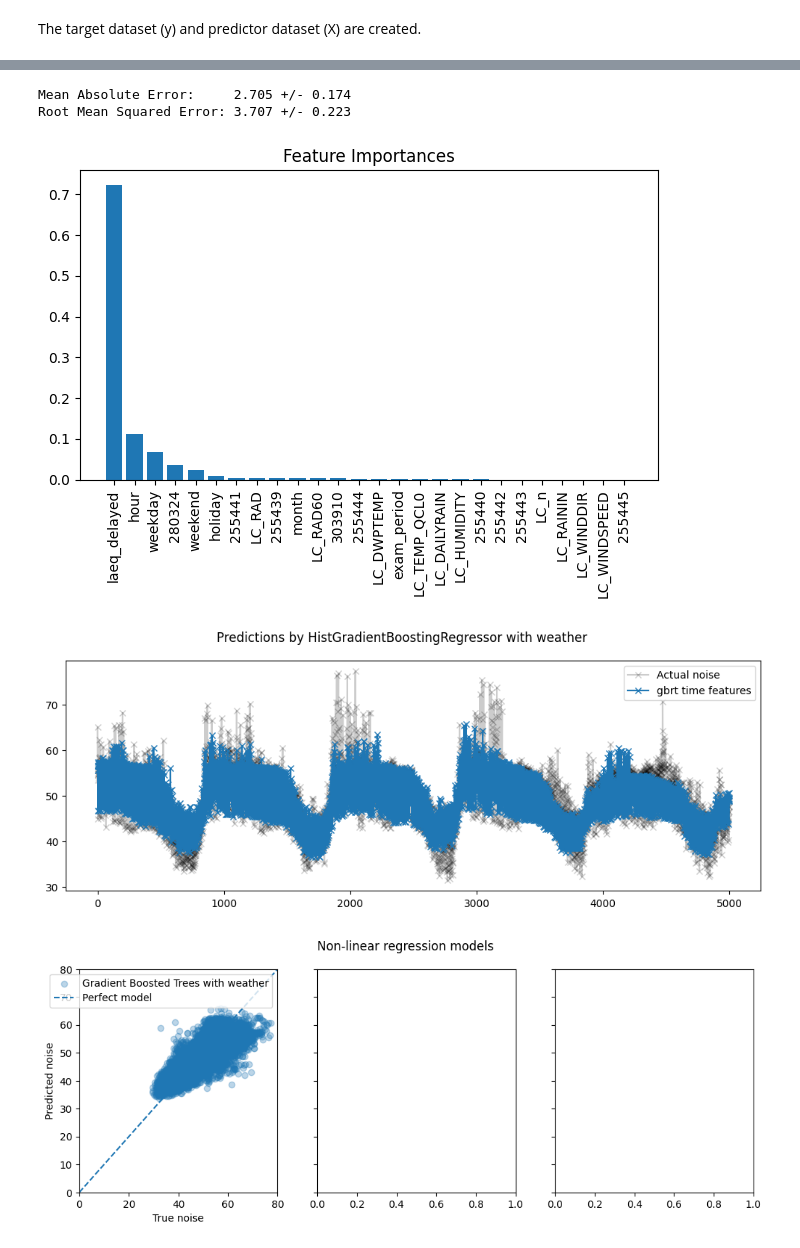
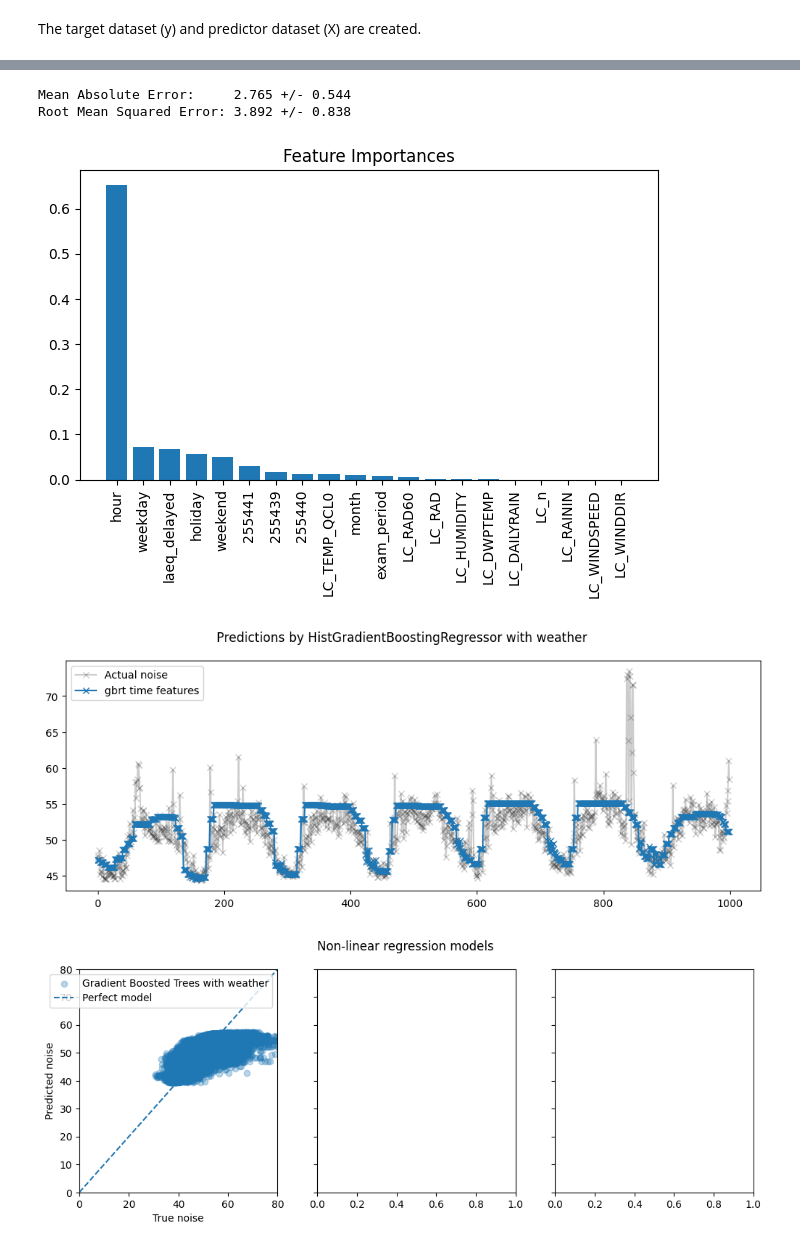
Before and after one commit to IvanaOsredek/ModernDataAnalyticsProject, a Jupyter notebook: MDA_GBRT_delayednoise.ipynb, the cells around one changed output, grey strips where cells are left out. Drawn from its saved outputs; the diff is of its cells as text; code cells hidden in the pictures.

Commit message:
3 locations, 6 hour-delay for realtime variables

```diff
--- a/MDA_GBRT_delayednoise.ipynb
+++ b/MDA_GBRT_delayednoise.ipynb
@@ -32,14 +45,14 @@ df['key'] = df['object_id'].astype('str') + df['result_timestamp']
 df['result_timestamp'] = pd.to_datetime(df['result_timestamp'],format='%Y-%m-%d %H:%M:%S')
 # %%
 df_noisedelay = df[['object_id','result_timestamp','laeq']]
-df_noisedelay['result_timestamp'] = df_noisedelay['result_timestamp']+pd.DateOffset(days=1)
+df_noisedelay['result_timestamp'] = df_noisedelay['result_timestamp']+pd.DateOffset(hours=6)
 df_noisedelay['laeq_delayed'] = df_noisedelay['laeq']
 df_noisedelay['key'] = df_noisedelay['object_id'].astype('str') + df_noisedelay['result_timestamp'].astype('str')
 df_noisedelay = df_noisedelay.drop(['laeq','object_id','result_timestamp'], axis=1)
 
 df_weatherdelay = df[['object_id','result_timestamp','LC_HUMIDITY','LC_DWPTEMP','LC_n','LC_RAD','LC_RAININ',
                    'LC_DAILYRAIN','LC_WINDDIR','LC_WINDSPEED','LC_RAD60','LC_TEMP_QCL0']]
-df_weatherdelay['result_timestamp'] = df_weatherdelay['result_timestamp']+pd.DateOffset(days=1)
+df_weatherdelay['result_timestamp'] = df_weatherdelay['result_timestamp']+pd.DateOffset(hours=6)
 df_weatherdelay['key'] = df_weatherdelay['object_id'].astype('str') + df_weatherdelay['result_timestamp'].astype('str')
 df_weatherdelay = df_weatherdelay.drop(['object_id','result_timestamp'], axis=1)
 df = df.drop(['LC_HUMIDITY','LC_DWPTEMP','LC_n','LC_RAD','LC_RAININ',
@@ -121,12 +134,12 @@ The target dataset (y) and predictor dataset (X) are created.
 y = df_nd["laeq"]
 X = df_nd.drop("laeq", axis="columns")
 # %%
-#create time-sensitive split for cross-validation
+#create time-sensitive split for cross-validation: gap = 1 month, train size = 1/5 of data set, test size = max
 ts_cv = TimeSeriesSplit(
     n_splits=5,
-    gap=38880,
-    max_train_size=66000,
-    test_size=30000,
+    gap=12960,
+    max_train_size=26300,
+    test_size=18347,
 )
 # %%
 #inspect splits
@@ -184,8 +197,8 @@ X.iloc[train_4]
 # %%
 # grid search for hyperparameter tuning
 param_grid = {
-    'learning_rate': (0.07,0.08,0.09,0.10),
-    'max_leaf_nodes': (9,10,11,12)}
+    'learning_rate': (0.04,0.05,0.06),
+    'max_leaf_nodes': (8,9,10)}
 model = GradientBoostingRegressor()
 model_grid_search = GridSearchCV(model, param_grid=param_grid,
                                  n_jobs=2, cv=ts_cv)
@@ -315,31 +324,31 @@ def evaluate(model, X, y, cv):
     plt.tight_layout()
     plt.show()
 
-gbrt_pipeline = make_pipeline(GradientBoostingRegressor(max_leaf_nodes=11, learning_rate=0.09))
+gbrt_pipeline = make_pipeline(GradientBoostingRegressor(max_leaf_nodes=9, learning_rate=0.05))
 evaluate(gbrt_pipeline, X, y, cv=ts_cv)
 # %% [output]
-Mean Absolute Error:     2.705 +/- 0.174
-Root Mean Squared Error: 3.707 +/- 0.223
+Mean Absolute Error:     2.765 +/- 0.544
+Root Mean Squared Error: 3.892 +/- 0.838
-[figure, old version]
+[figure, new version]
 # %%
 #Qualitative analysis of the impact of features on linear model predictions
-gbrt_pipeline.fit(X.iloc[train_0], y.iloc[train_0])
-gbrt_predictions = gbrt_pipeline.predict(X.iloc[test_0])
+gbrt_pipeline.fit(X, y)
+gbrt_predictions = gbrt_pipeline.predict(X)
 
-last_hours = slice(-5000, None)
+last_hours = slice(-1000, None)
 fig, ax = plt.subplots(figsize=(12, 4))
 fig.suptitle("Predictions by HistGradientBoostingRegressor with weather")
 ax.plot(
-    y.iloc[test_0].values[last_hours],
+    y.values[last_hours],
     "x-",
     alpha=0.2,
     label="Actual noise",
     color="black",
 )
 ax.plot(gbrt_predictions[last_hours], "x-", label="gbrt time features")
 _ = ax.legend()
 # %% [output]
-[figure, old version]
+[figure, new version]
 # %%
 fig, axes = plt.subplots(ncols=3, figsize=(12, 4), sharey=True)
 fig.suptitle("Non-linear regression models")
@@ -350,7 +359,7 @@ labels = [
     "Gradient Boosted Trees with weather",
 ]
 for ax, pred, label in zip(axes, predictions, labels):
-    ax.scatter(y.iloc[test_0].values, pred, alpha=0.3, label=label)
+    ax.scatter(y.values, pred, alpha=0.3, label=label)
     ax.plot([0, 80], [0, 80], "--", label="Perfect model")
     ax.set(
         xlim=(0, 80),
@@ -362,4 +371,4 @@ for ax, pred, label in zip(axes, predictions, labels):
 
 plt.show()
 # %% [output]
-[figure, old version]
+[figure, new version]
```
Also changed, not shown: parts of 16 cells of this notebook, 1 other file.
